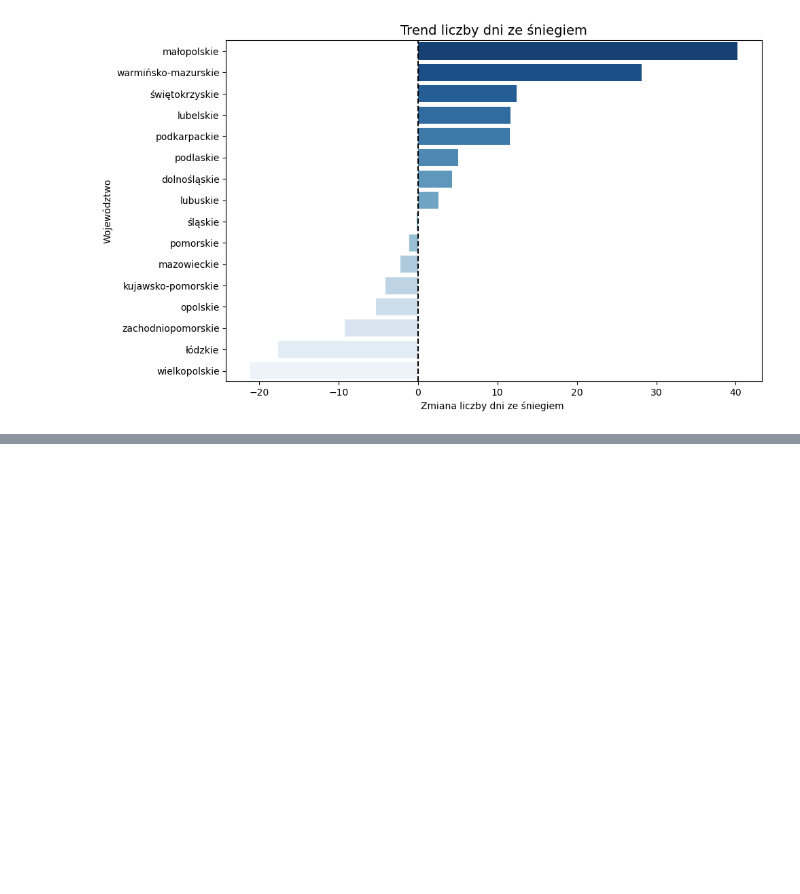
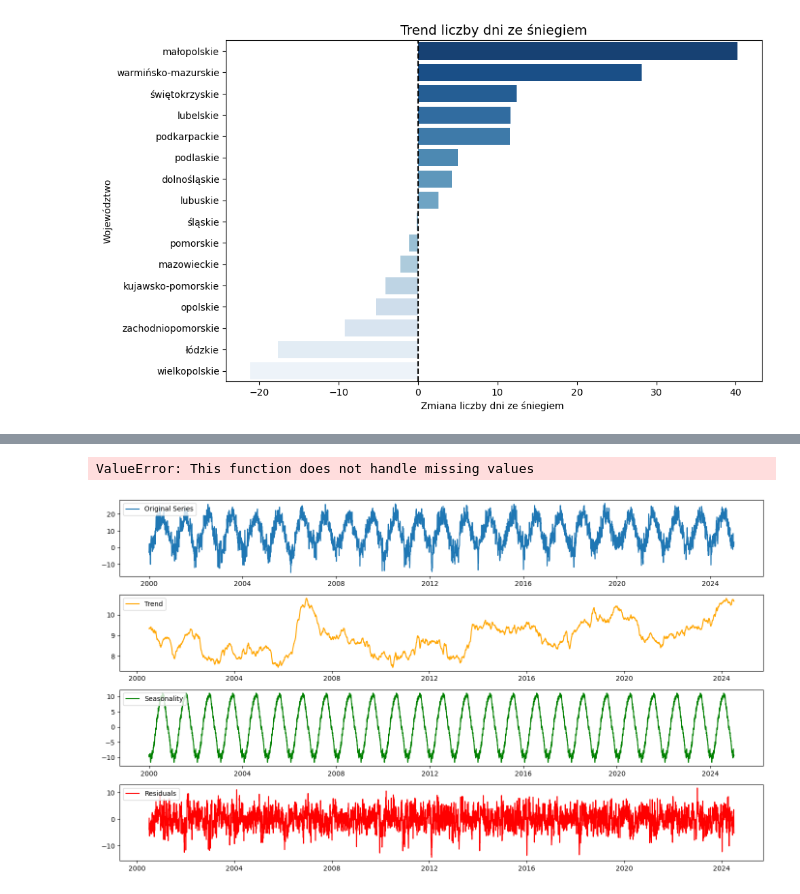
Before and after one commit to ankhralovich/wwsi-umisi, a Jupyter notebook: 2-semestr/zpd/lab-3-klimat.ipynb, the cells around one changed output, grey strips where cells are left out. Saved outputs shown, nothing was run; the diff lists cells and outputs as text; code cells hidden in the pictures; blank space fills up the shorter version.

Commit message:
add time series

```diff
--- a/2-semestr/zpd/lab-3-klimat.ipynb
+++ b/2-semestr/zpd/lab-3-klimat.ipynb
@@ -534,0 +537,3 @@ Passing `palette` without assigning `hue` is deprecated and will be removed in v
+# %%
+df_szereg.set_index("Data", inplace=True)
+df_szereg = df_szereg.asfreq("D")
@@ -534,0 +566,33 @@ Passing `palette` without assigning `hue` is deprecated and will be removed in v
+# %%
+df_szereg["TemperaturaPowietrza"] = df_szereg["TemperaturaPowietrza"].interpolate(method="linear")
+# %%
+decomposition = seasonal_decompose(df_szereg["TemperaturaPowietrza"], model="additive", period=365)
+# %% [output]
+ValueError: This function does not handle missing values
+# %%
+trend = decomposition.trend
+seasonal = decomposition.seasonal
+residual = decomposition.resid
+# %%
+
+plt.figure(figsize=(14, 8))
+plt.subplot(411)
+plt.plot(df_szereg["TemperaturaPowietrza"], label="Original Series")
+plt.legend(loc="upper left")
+
+plt.subplot(412)
+plt.plot(trend, label="Trend", color="orange")
+plt.legend(loc="upper left")
+
+plt.subplot(413)
+plt.plot(seasonal, label="Seasonality", color="green")
+plt.legend(loc="upper left")
+
+plt.subplot(414)
+plt.plot(residual, label="Residuals", color="red")
+plt.legend(loc="upper left")
+
+plt.tight_layout()
+plt.show()
+# %% [output]
+[figure, added]
```
Also changed, not shown: parts of 16 cells of this notebook.
